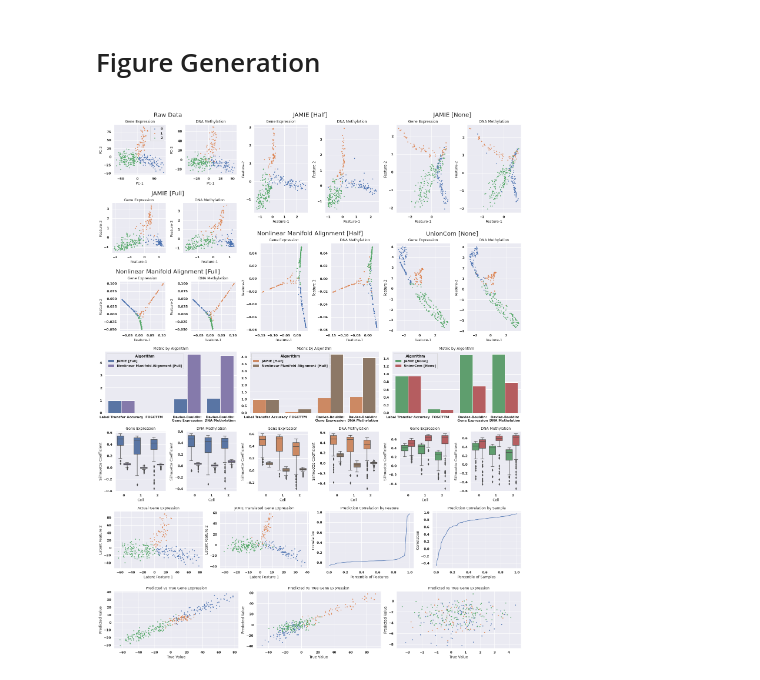
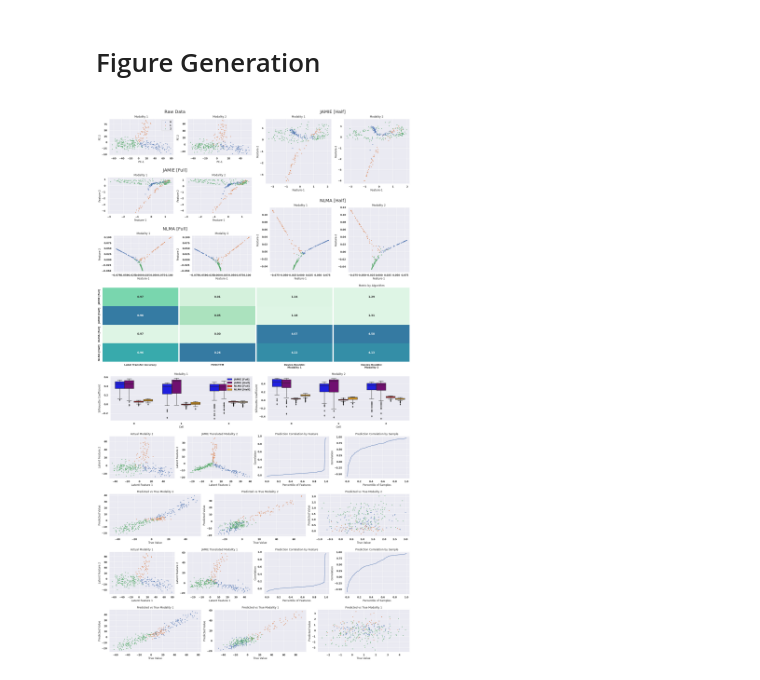
Before and after one commit to Oafish1/JAMIE, a Jupyter notebook: examples/general_analysis/MMD-MA.ipynb, the cells around one changed output. Drawn from its saved outputs; the diff is of its cells as text; code cells hidden in the pictures.

Commit message:
Figure changes, reruns, notebook fixes

```diff
--- a/examples/general_analysis/MMD-MA.ipynb
+++ b/examples/general_analysis/MMD-MA.ipynb
@@ -115,18 +117,19 @@ Total: 7.916525547999754
 # %%
 #%%capture --no-display
 params = {
     'dataset_names': ['Modality 1', 'Modality 2'],
-    'integrated_data': [cm_data, cm_data_half, cm_data_none, uc_data, nlma_data, nlma_data_half],
-    'integrated_alg_names': ['JAMIE [Full]', 'JAMIE [Half]', 'JAMIE [None]', 'UnionCom [None]', 'Nonlinear Manifold Alignment [Full]', 'Nonlinear Manifold Alignment [Half]'],
-    'alg_groups': [0, 1, 2, 2, 0, 1],
+    'integrated_data': [cm_data, cm_data_half, nlma_data, nlma_data_half],
+    'integrated_alg_names': ['JAMIE [Full]', 'JAMIE [Half]', 'NLMA [Full]', 'NLMA [Half]'],
+    'colors': ['blue', 'purple', 'red', 'orange'],
+    'alg_groups': [0, 1, 0, 1],
     'raw_data_group': 0,
     'integrated_rows': 1,
     'scale': 20,
     # 'integrated_use_pca': True,
     'skip_partial': True,
     'skip_nn': True,
     'skip_simple': True,
 }
 generate_figure(cm, dataset, labels, **params);
 # %% [output]
-[figure, old version]
+[figure, new version]
```
Also changed, not shown: parts of 4 cells of this notebook, 7 other files.
